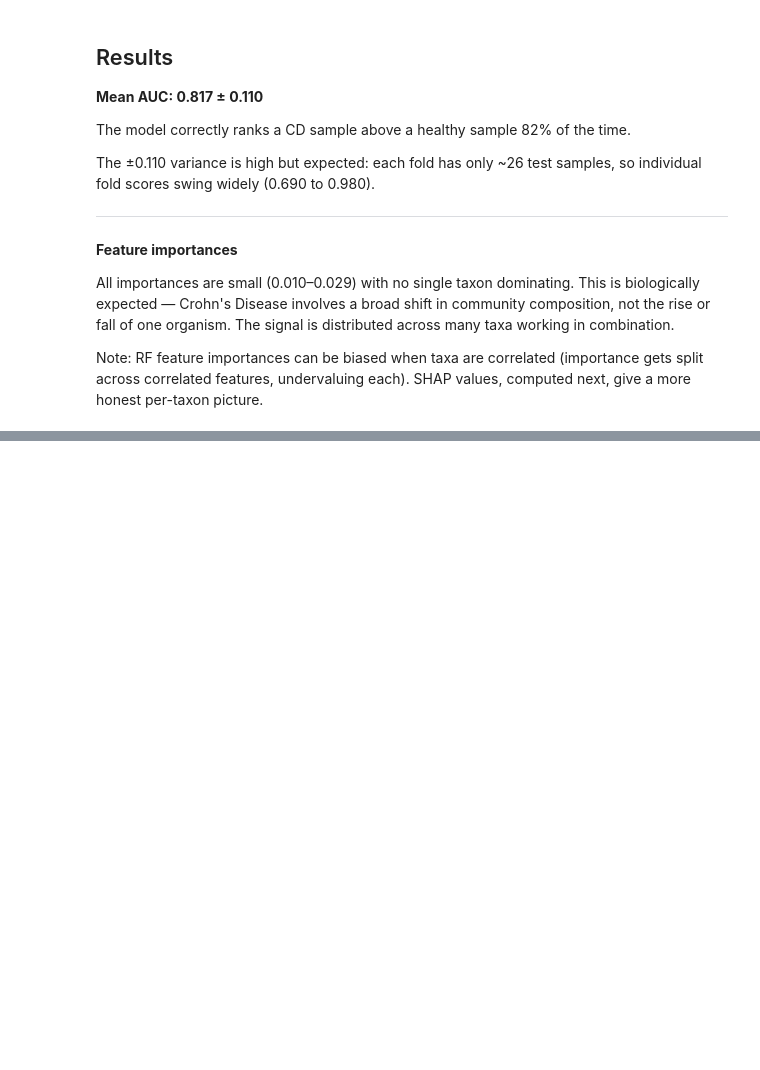
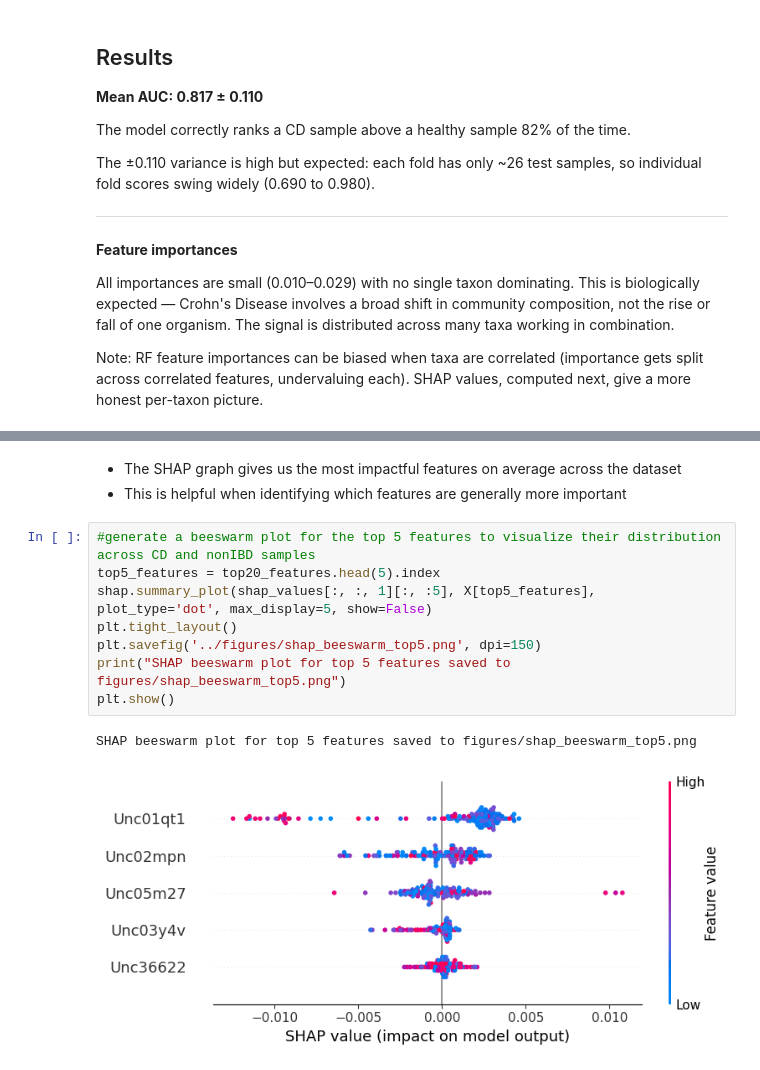
Before and after one commit to liamcampbell-png/crohns-microbiome-ml, a Jupyter notebook: notebooks/01_exploration.ipynb, the cells around one changed output, grey strips where cells are left out. Drawn from its saved outputs; the diff is of its cells as text; blank space fills up the shorter version.

```diff
--- a/notebooks/01_exploration.ipynb
+++ b/notebooks/01_exploration.ipynb
@@ -272,0 +300,14 @@ Note: RF feature importances can be biased when taxa are correlated (importance
+# %% [markdown]
+- The SHAP graph gives us the most impactful features on average across the dataset
+- This is helpful when identifying which features are generally more important
+# %%
+#generate a beeswarm plot for the top 5 features to visualize their distribution across CD and nonIBD samples
+top5_features = top20_features.head(5).index
+shap.summary_plot(shap_values[:, :, 1][:, :5], X[top5_features], plot_type='dot', max_display=5, show=False)
+plt.tight_layout()
+plt.savefig('../figures/shap_beeswarm_top5.png', dpi=150)
+print("SHAP beeswarm plot for top 5 features saved to figures/shap_beeswarm_top5.png")
+plt.show()
+# %% [output]
+SHAP beeswarm plot for top 5 features saved to figures/shap_beeswarm_top5.png
+[figure, added]
```
Also changed, not shown: parts of 15 cells of this notebook, 22 other files.
